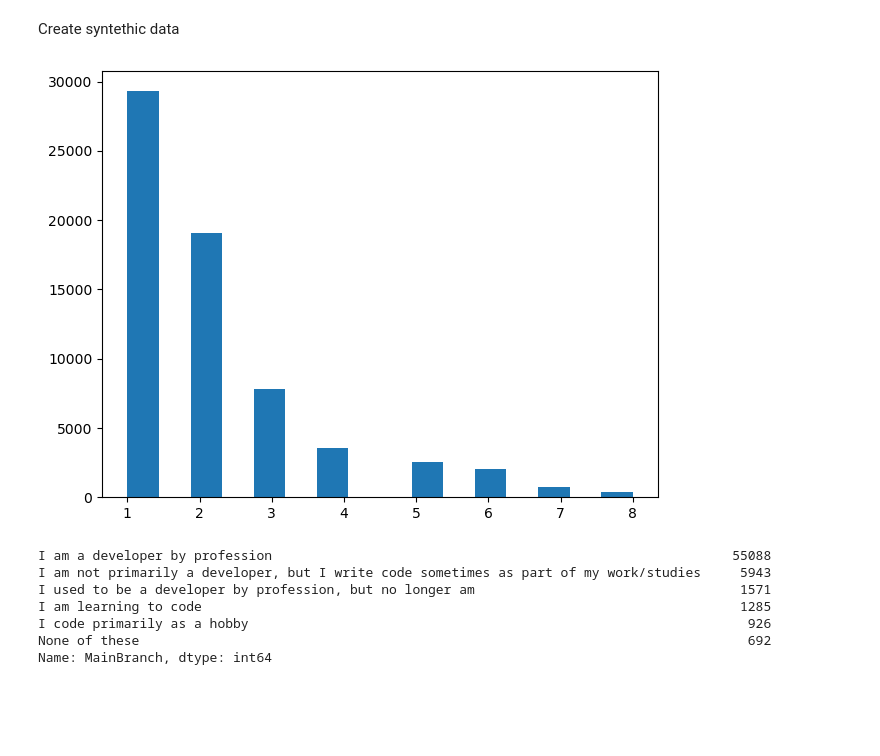
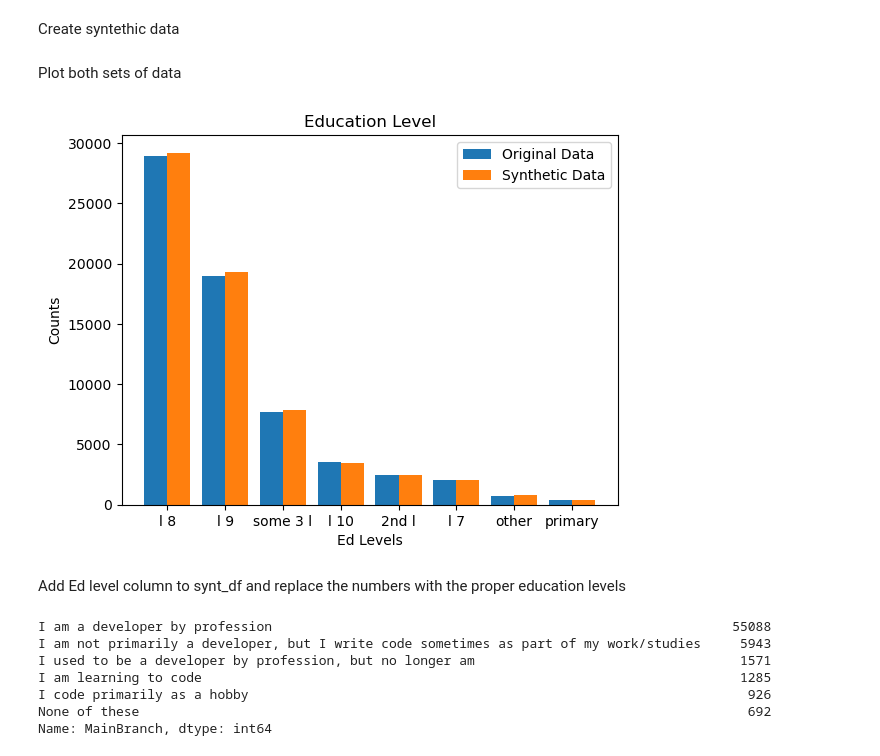
Before and after one commit to decvfox/PfDA_Project_2, a Jupyter notebook: Project_1.ipynb, the cells around one changed output. Saved outputs shown, nothing was run; the diff lists cells and outputs as text; code cells hidden in the pictures; blank space fills up the shorter version.

```diff
--- a/Project_1.ipynb
+++ b/Project_1.ipynb
@@ -305,11 +303,31 @@ unique = 'l 8', 'l 9', 'some 3 l', 'l 10' , '2nd l', 'l 7', 'other', 'primary'
 # %% [markdown]
 Create syntethic data
 # %%
-import random
-level_list = []
+ed_list = []
 for i in range(1,9):
-        level_list.append(i)
+        ed_list.append(i)
 
-r_list = random.choices(level_list, weights=(28930, 19005, 7713, 3524, 2479, 2038, 761, 363), k=65505)
+synt_ed_list = random.choices(ed_list, weights=(28930, 19005, 7713, 3524, 2479, 2038, 761, 363), k=65505)
-# %% [output]
-[figure, removed]
+# %% [markdown]
+Plot both sets of data
+# %%
+test_df['test4'] = pd.Series(synt_ed_list)
+synt_count_ed = test_df['test4'].value_counts()
+
+X = ['l 8', 'l 9', 'some 3 l', 'l 10' , '2nd l', 'l 7', 'other', 'primary']
+
+X_axis = np.arange(len(X))
+
+plt.bar(X_axis - 0.2, ed_count, 0.4, label = 'Original Data')
+plt.bar(X_axis + 0.2, synt_count_ed, 0.4, label = 'Synthetic Data')
+
+plt.xticks(X_axis, X)
+plt.xlabel('Ed Levels')
+plt.ylabel('Counts')
+plt.title('Education Level')
+plt.legend()
+plt.show()
+# %% [output]
+[figure, added]
+# %% [markdown]
+Add Ed level column to synt_df and replace the numbers with the proper education levels
```
Also changed, not shown: parts of 6 cells of this notebook.
